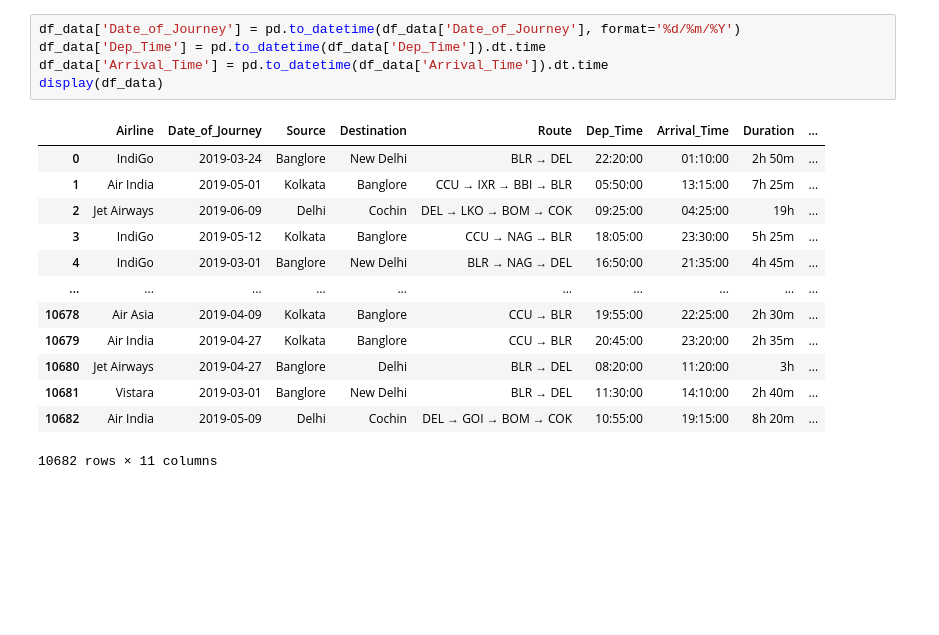
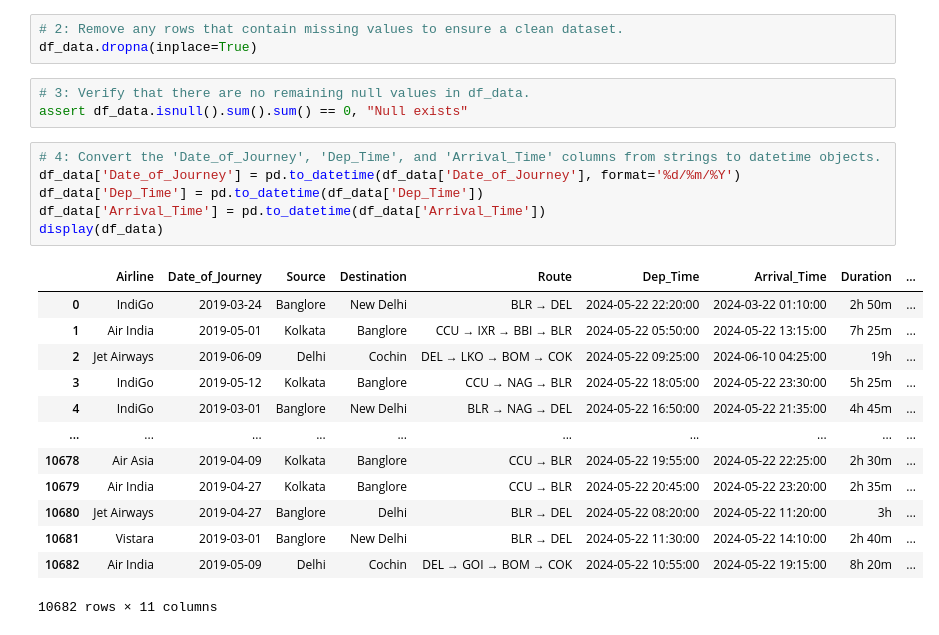
Before and after one commit to xli40/09_data_science, a Jupyter notebook: files/pandas.ipynb, the cells around one changed output. Cells and saved outputs as stored; diff of their text form; blank space fills up the shorter version.

```diff
--- a/files/pandas.ipynb
+++ b/files/pandas.ipynb
@@ -40,19 +30,26 @@ assert df_data.isnull().sum().sum() == 0, "null found"
+# %%
+# 2: Remove any rows that contain missing values to ensure a clean dataset.
+df_data.dropna(inplace=True)
+# %%
+# 3: Verify that there are no remaining null values in df_data.
+assert df_data.isnull().sum().sum() == 0, "Null exists"
 # %%
+# 4: Convert the 'Date_of_Journey', 'Dep_Time', and 'Arrival_Time' columns from strings to datetime objects.
 df_data['Date_of_Journey'] = pd.to_datetime(df_data['Date_of_Journey'], format='%d/%m/%Y')
-df_data['Dep_Time'] = pd.to_datetime(df_data['Dep_Time']).dt.time
-df_data['Arrival_Time'] = pd.to_datetime(df_data['Arrival_Time']).dt.time
+df_data['Dep_Time'] = pd.to_datetime(df_data['Dep_Time'])
+df_data['Arrival_Time'] = pd.to_datetime(df_data['Arrival_Time'])
 display(df_data)
 # %% [output]
 |  | Airline | Date_of_Journey | Source | Destination | Route | Dep_Time | Arrival_Time | Duration | ... |
-| 0 | IndiGo | 2019-03-24 | Banglore | New Delhi | BLR → DEL | 22:20:00 | 01:10:00 | 2h 50m | ... |
-| 1 | Air India | 2019-05-01 | Kolkata | Banglore | CCU → IXR → BBI → BLR | 05:50:00 | 13:15:00 | 7h 25m | ... |
-| 2 | Jet Airways | 2019-06-09 | Delhi | Cochin | DEL → LKO → BOM → COK | 09:25:00 | 04:25:00 | 19h | ... |
-| 3 | IndiGo | 2019-05-12 | Kolkata | Banglore | CCU → NAG → BLR | 18:05:00 | 23:30:00 | 5h 25m | ... |
-| 4 | IndiGo | 2019-03-01 | Banglore | New Delhi | BLR → NAG → DEL | 16:50:00 | 21:35:00 | 4h 45m | ... |
+| 0 | IndiGo | 2019-03-24 | Banglore | New Delhi | BLR → DEL | 2024-05-22 22:20:00 | 2024-03-22 01:10:00 | 2h 50m | ... |
+| 1 | Air India | 2019-05-01 | Kolkata | Banglore | CCU → IXR → BBI → BLR | 2024-05-22 05:50:00 | 2024-05-22 13:15:00 | 7h 25m | ... |
+| 2 | Jet Airways | 2019-06-09 | Delhi | Cochin | DEL → LKO → BOM → COK | 2024-05-22 09:25:00 | 2024-06-10 04:25:00 | 19h | ... |
+| 3 | IndiGo | 2019-05-12 | Kolkata | Banglore | CCU → NAG → BLR | 2024-05-22 18:05:00 | 2024-05-22 23:30:00 | 5h 25m | ... |
+| 4 | IndiGo | 2019-03-01 | Banglore | New Delhi | BLR → NAG → DEL | 2024-05-22 16:50:00 | 2024-05-22 21:35:00 | 4h 45m | ... |
 | ... | ... | ... | ... | ... | ... | ... | ... | ... | ... |
-| 10678 | Air Asia | 2019-04-09 | Kolkata | Banglore | CCU → BLR | 19:55:00 | 22:25:00 | 2h 30m | ... |
-| 10679 | Air India | 2019-04-27 | Kolkata | Banglore | CCU → BLR | 20:45:00 | 23:20:00 | 2h 35m | ... |
-| 10680 | Jet Airways | 2019-04-27 | Banglore | Delhi | BLR → DEL | 08:20:00 | 11:20:00 | 3h | ... |
-| 10681 | Vistara | 2019-03-01 | Banglore | New Delhi | BLR → DEL | 11:30:00 | 14:10:00 | 2h 40m | ... |
-| 10682 | Air India | 2019-05-09 | Delhi | Cochin | DEL → GOI → BOM → COK | 10:55:00 | 19:15:00 | 8h 20m | ... |
+| 10678 | Air Asia | 2019-04-09 | Kolkata | Banglore | CCU → BLR | 2024-05-22 19:55:00 | 2024-05-22 22:25:00 | 2h 30m | ... |
+| 10679 | Air India | 2019-04-27 | Kolkata | Banglore | CCU → BLR | 2024-05-22 20:45:00 | 2024-05-22 23:20:00 | 2h 35m | ... |
+| 10680 | Jet Airways | 2019-04-27 | Banglore | Delhi | BLR → DEL | 2024-05-22 08:20:00 | 2024-05-22 11:20:00 | 3h | ... |
+| 10681 | Vistara | 2019-03-01 | Banglore | New Delhi | BLR → DEL | 2024-05-22 11:30:00 | 2024-05-22 14:10:00 | 2h 40m | ... |
+| 10682 | Air India | 2019-05-09 | Delhi | Cochin | DEL → GOI → BOM → COK | 2024-05-22 10:55:00 | 2024-05-22 19:15:00 | 8h 20m | ... |
 10682 rows × 11 columns
```
Also changed, not shown: parts of 18 cells of this notebook, 2 other files.
